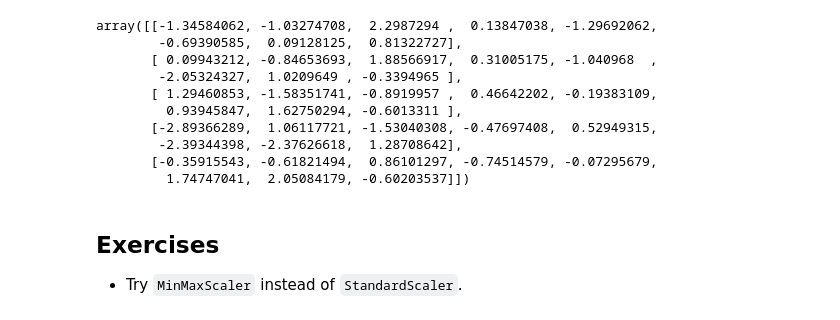
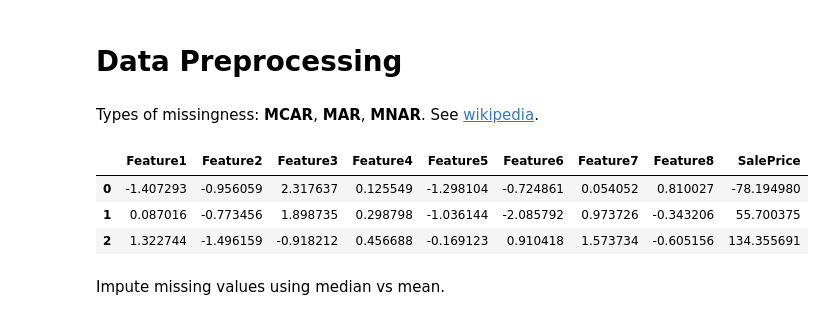
Before and after one commit to AIBabyTeaching/Machine-Learning-Summer-25, a Jupyter notebook: notebooks/01_Data_Preprocessing.ipynb, the cells around one changed output. Drawn from its saved outputs; the diff is of its cells as text; code cells hidden in the pictures.

```diff
--- a/notebooks/01_Data_Preprocessing.ipynb
+++ b/notebooks/01_Data_Preprocessing.ipynb
@@ -12,27 +1,15 @@ from sklearn.pipeline import Pipeline  # https://scikit-learn.org/stable/modules
-# %%
-
-df = pd.read_csv('../data/house_prices.csv')
-num_features = df.columns[:-1]
-num_transformer = Pipeline([
-    ('imputer', SimpleImputer(strategy='median')),
-    ('scaler', StandardScaler())
-])
-preprocessor = ColumnTransformer([
-    ('num', num_transformer, num_features)
-])
-preprocessed = preprocessor.fit_transform(df)
-preprocessed[:5]
-# %% [output]
-array([[-1.34584062, -1.03274708,  2.2987294 ,  0.13847038, -1.29692062,
-        -0.69390585,  0.09128125,  0.81322727],
-       [ 0.09943212, -0.84653693,  1.88566917,  0.31005175, -1.040968  ,
-        -2.05324327,  1.0209649 , -0.3394965 ],
-       [ 1.29460853, -1.58351741, -0.8919957 ,  0.46642202, -0.19383109,
-         0.93945847,  1.62750294, -0.6013311 ],
-       [-2.89366289,  1.06117721, -1.53040308, -0.47697408,  0.52949315,
-        -2.39344398, -2.37626618,  1.28708642],
-       [-0.35915543, -0.61821494,  0.86101297, -0.74514579, -0.07295679,
-         1.74747041,  2.05084179, -0.60203537]])
-# %% [markdown]
-## Exercises
-- Try `MinMaxScaler` instead of `StandardScaler`.
+# %% [markdown]
+# Data Preprocessing
+# %% [markdown]
+Types of missingness: **MCAR**, **MAR**, **MNAR**. See [wikipedia](https://en.wikipedia.org/wiki/Missing_data).
+# %%
+import pandas as pd
+df = pd.read_csv('../data/house_prices.csv')
+df.iloc[:3]
+# %% [output]
+|  | Feature1 | Feature2 | Feature3 | Feature4 | Feature5 | Feature6 | Feature7 | Feature8 | SalePrice |
+| 0 | -1.407293 | -0.956059 | 2.317637 | 0.125549 | -1.298104 | -0.724861 | 0.054052 | 0.810027 | -78.194980 |
+| 1 | 0.087016 | -0.773456 | 1.898735 | 0.298798 | -1.036144 | -2.085792 | 0.973726 | -0.343206 | 55.700375 |
+| 2 | 1.322744 | -1.496159 | -0.918212 | 0.456688 | -0.169123 | 0.910418 | 1.573734 | -0.605156 | 134.355691 |
+# %% [markdown]
+Impute missing values using median vs mean.
```
Also changed, not shown: parts of 12 cells of this notebook, 9 other files.
